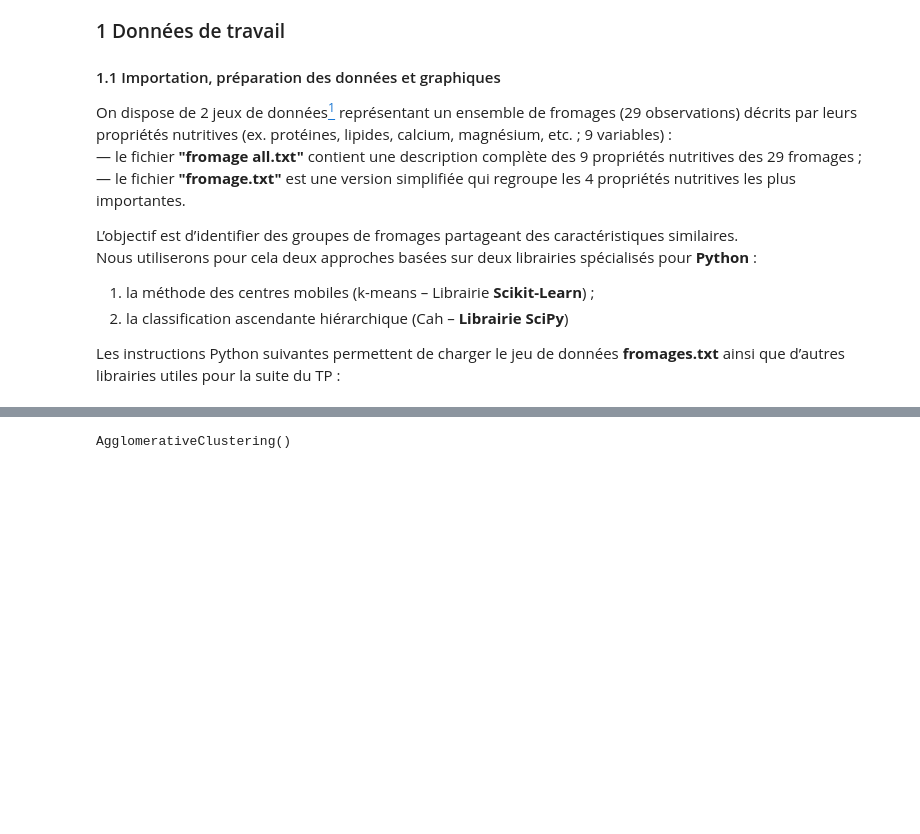
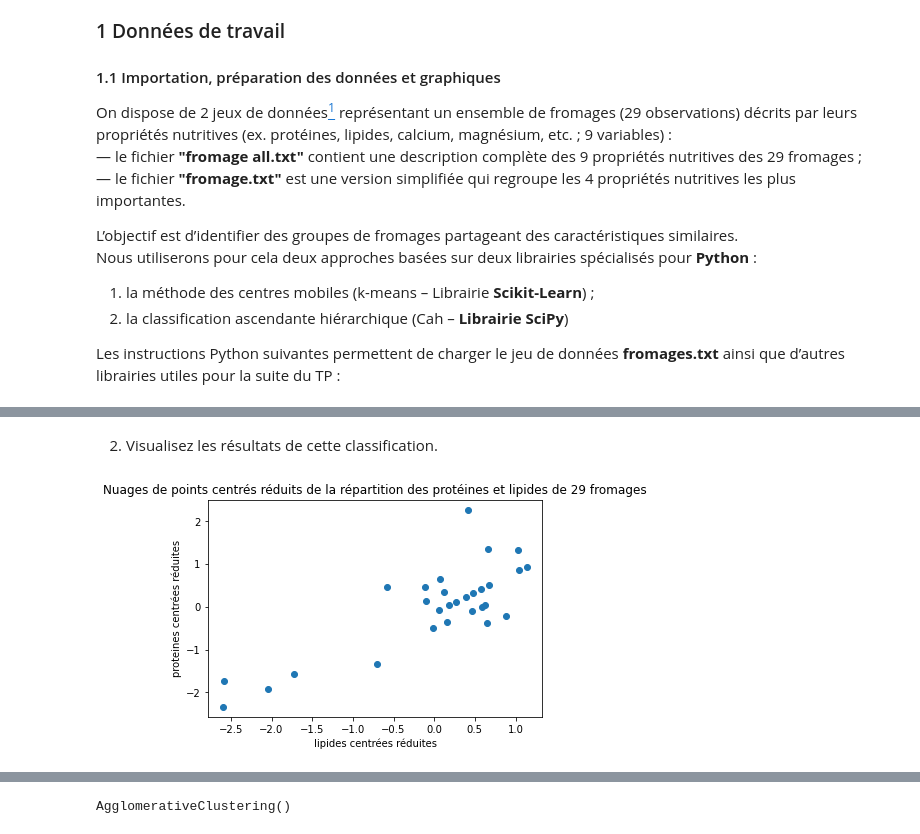
Before and after one commit to Xabibax/fouille_de_donnees_td_tp, a Jupyter notebook: tp3.ipynb, the cells around one changed output, grey strips where cells are left out. Cells and saved outputs as stored; diff of their text form; code cells hidden in the pictures; blank space fills up the shorter version.

```diff
--- a/tp3.ipynb
+++ b/tp3.ipynb
@@ -115,0 +172,3 @@ L’exécution de l’algorithme Cah se fait par l’utilisation **sklearn.clust
+# %%
+dbf = pd.read_csv('./fromage.txt', sep='\t')
+dbf.head()
@@ -115,0 +182,6 @@ L’exécution de l’algorithme Cah se fait par l’utilisation **sklearn.clust
+# %%
+columns = ['lipides','proteines']
+dbf_prot_lipi_std_scale = preprocessing.StandardScaler().fit(dbf[columns])
+dbf_prot_lipi_scaled = pd.DataFrame(data=dbf_prot_lipi_std_scale.transform(dbf[columns]),
+                                    columns=columns)
+dbf_prot_lipi_scaled.head()
@@ -115,0 +210,11 @@ L’exécution de l’algorithme Cah se fait par l’utilisation **sklearn.clust
+# %% [markdown]
+2. Visualisez les résultats de cette classification.  <br/>
+# %%
+plt.scatter(dbf_prot_lipi_scaled['lipides'],dbf_prot_lipi_scaled['proteines'])
+plt.ylabel("proteines centrées réduites")
+plt.xlabel("lipides centrées réduites")
+plt.title('Nuages de points centrés réduits de la répartition des protéines et lipides de 29 fromages')
+
+plt.show()
+# %% [output]
+[figure, added]
```
Also changed, not shown: parts of 49 cells of this notebook, 2 other files.
